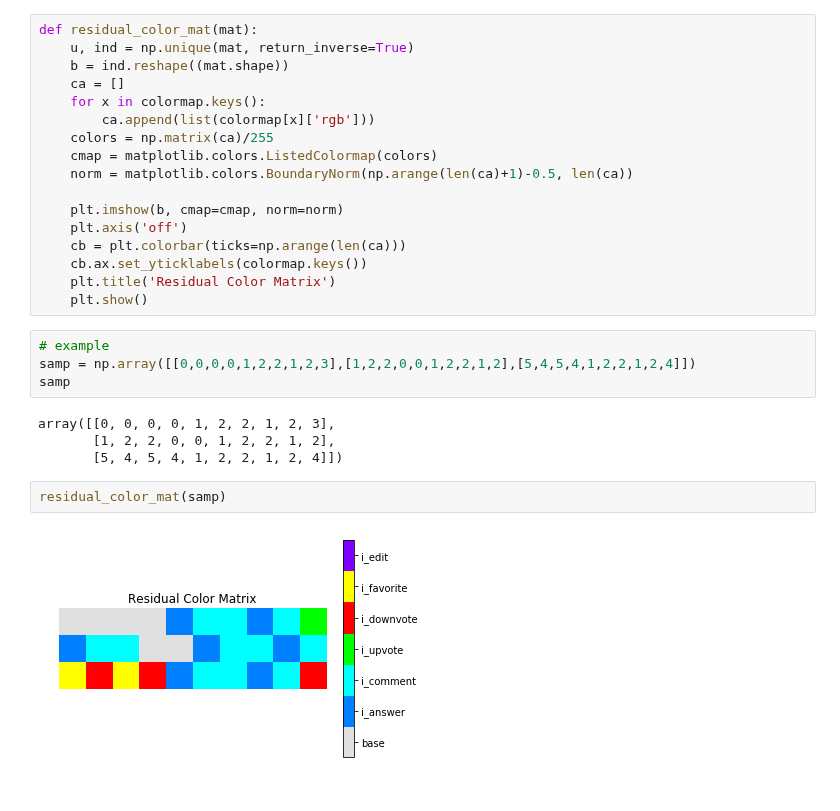
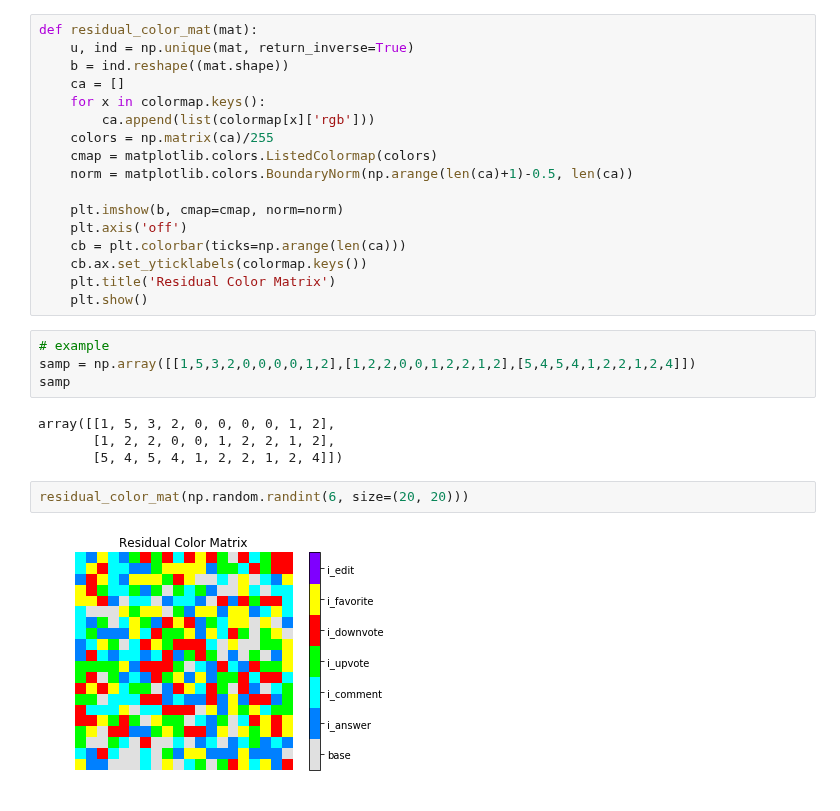
Before and after one commit to MaksimDan/160-Stackoverflow, a Jupyter notebook: source/eda/archive/indicator.ipynb, the cells around one changed output. Cells and saved outputs as stored; diff of their text form.

```diff
--- a/source/eda/archive/indicator.ipynb
+++ b/source/eda/archive/indicator.ipynb
@@ -97,13 +97,13 @@ def residual_color_mat(mat):
     plt.show()
 # %%
 # example
-samp = np.array([[0,0,0,0,1,2,2,1,2,3],[1,2,2,0,0,1,2,2,1,2],[5,4,5,4,1,2,2,1,2,4]])
+samp = np.array([[1,5,3,2,0,0,0,0,1,2],[1,2,2,0,0,1,2,2,1,2],[5,4,5,4,1,2,2,1,2,4]])
 samp
 # %% [output]
-array([[0, 0, 0, 0, 1, 2, 2, 1, 2, 3],
+array([[1, 5, 3, 2, 0, 0, 0, 0, 1, 2],
        [1, 2, 2, 0, 0, 1, 2, 2, 1, 2],
        [5, 4, 5, 4, 1, 2, 2, 1, 2, 4]])
-# %%
-residual_color_mat(samp)
-# %% [output]
-[figure, removed]
+# %%
+residual_color_mat(np.random.randint(6, size=(20, 20)))
+# %% [output]
+[figure, added]
```
Also changed, not shown: 2 other files.
